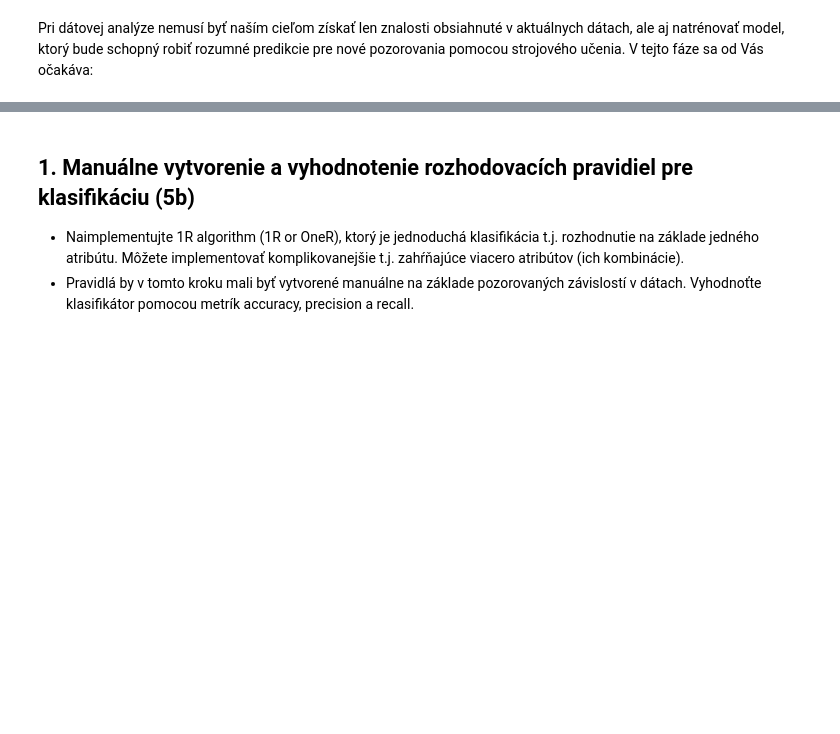
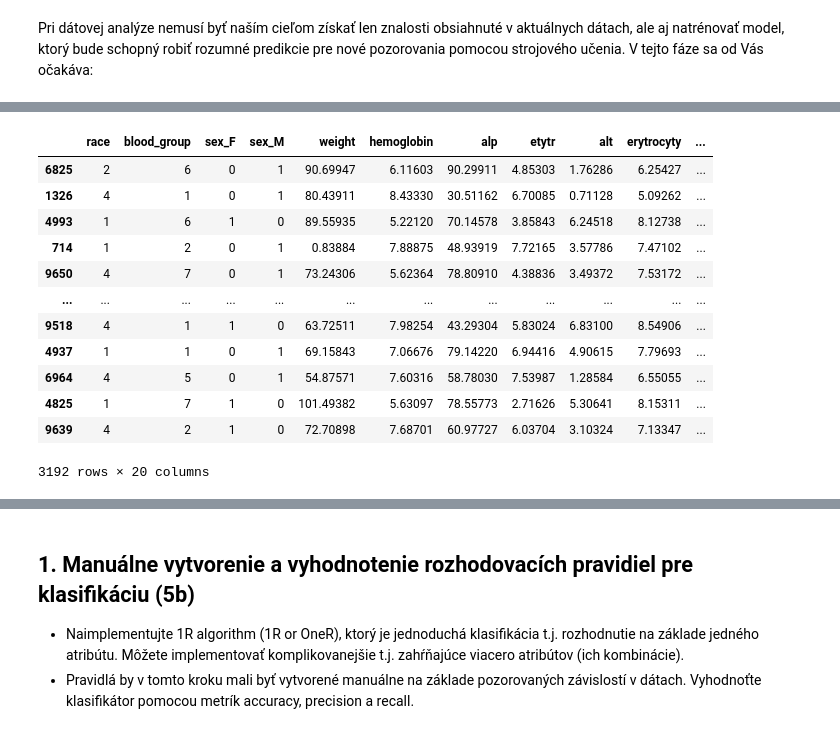
Before and after one commit to psmrecek/IAU-Projekt-ZS2021, a Jupyter notebook: IAU_Smrecek_Langova_Faza_3.ipynb, the cells around one changed output, grey strips where cells are left out. Saved outputs shown, nothing was run; the diff lists cells and outputs as text; code cells hidden in the pictures; blank space fills up the shorter version.

```diff
--- a/IAU_Smrecek_Langova_Faza_3.ipynb
+++ b/IAU_Smrecek_Langova_Faza_3.ipynb
@@ -5,0 +82,16 @@ V tejto fáze sa od Vás očakáva:
+# %%
+X_test
+# %% [output]
+|  | race | blood_group | sex_F | sex_M | weight | hemoglobin | alp | etytr | alt | erytrocyty | ... |
+| 6825 | 2 | 6 | 0 | 1 | 90.69947 | 6.11603 | 90.29911 | 4.85303 | 1.76286 | 6.25427 | ... |
+| 1326 | 4 | 1 | 0 | 1 | 80.43911 | 8.43330 | 30.51162 | 6.70085 | 0.71128 | 5.09262 | ... |
+| 4993 | 1 | 6 | 1 | 0 | 89.55935 | 5.22120 | 70.14578 | 3.85843 | 6.24518 | 8.12738 | ... |
+| 714 | 1 | 2 | 0 | 1 | 0.83884 | 7.88875 | 48.93919 | 7.72165 | 3.57786 | 7.47102 | ... |
+| 9650 | 4 | 7 | 0 | 1 | 73.24306 | 5.62364 | 78.80910 | 4.38836 | 3.49372 | 7.53172 | ... |
+| ... | ... | ... | ... | ... | ... | ... | ... | ... | ... | ... | ... |
+| 9518 | 4 | 1 | 1 | 0 | 63.72511 | 7.98254 | 43.29304 | 5.83024 | 6.83100 | 8.54906 | ... |
+| 4937 | 1 | 1 | 0 | 1 | 69.15843 | 7.06676 | 79.14220 | 6.94416 | 4.90615 | 7.79693 | ... |
+| 6964 | 4 | 5 | 0 | 1 | 54.87571 | 7.60316 | 58.78030 | 7.53987 | 1.28584 | 6.55055 | ... |
+| 4825 | 1 | 7 | 1 | 0 | 101.49382 | 5.63097 | 78.55773 | 2.71626 | 5.30641 | 8.15311 | ... |
+| 9639 | 4 | 2 | 1 | 0 | 72.70898 | 7.68701 | 60.97727 | 6.03704 | 3.10324 | 7.13347 | ... |
+3192 rows × 20 columns
```
Also changed, not shown: parts of 87 cells of this notebook.
